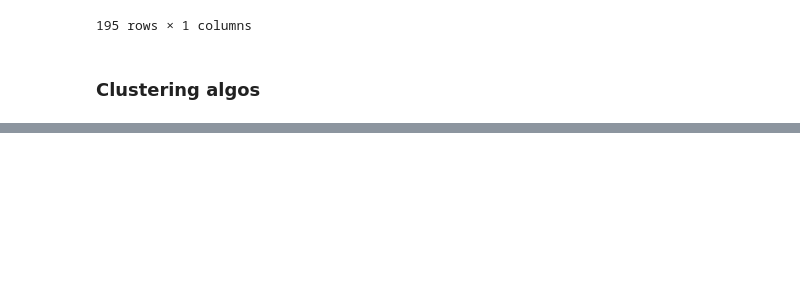
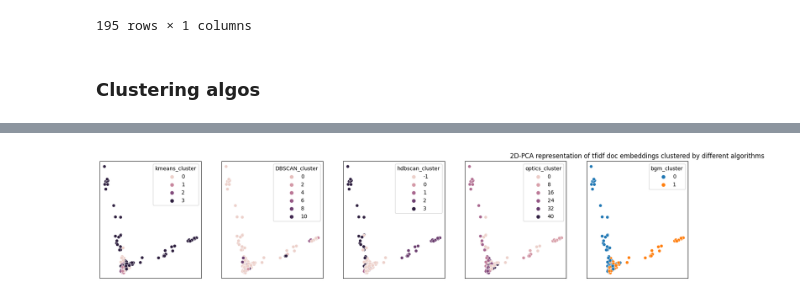
Before and after one commit to KlaraGtknst/topic-analysis-text-data, a Jupyter notebook: document_embedding_clustering.ipynb, the cells around one changed output, grey strips where cells are left out. Drawn from its saved outputs; the diff is of its cells as text; code cells hidden in the pictures; blank space fills up the shorter version.

```diff
--- a/document_embedding_clustering.ipynb
+++ b/document_embedding_clustering.ipynb
@@ -74,0 +86,12 @@ tfidf_df
+# %%
+hdbscan_clusterer = hdbscan.HDBSCAN(algorithm='best', alpha=1.0, approx_min_span_tree=True,
+    gen_min_span_tree=False, leaf_size=40,
+    metric='euclidean', min_cluster_size=5, min_samples=None, p=None)
+hdbscan_clusterer.fit(tfidf_df['tfidf'].to_list())
+tfidf_df['hdbscan_cluster'] = hdbscan_clusterer.labels_
+# %%
+optics_clustering = OPTICS(min_samples=2).fit(tfidf_df['tfidf'].to_list())
+tfidf_df['optics_cluster'] = optics_clustering.labels_
+# %%
+bgm = BayesianGaussianMixture(n_components=2, random_state=42)
+tfidf_df['bgm_cluster'] = bgm.fit_predict(tfidf_df['tfidf'].to_list())
@@ -74,0 +100,21 @@ tfidf_df
+# %%
+# create 2 dim version of tfidf matrix
+from sklearn.decomposition import PCA
+pca = PCA(n_components=2)
+tfidf_2dim = pca.fit_transform(tfidf_df['tfidf'].to_list())
+# %%
+algos = list(tfidf_df.keys())[1:]
+num_algos = len(algos)
+plt.figure(figsize=(20, 4))
+
+for i in range(1, num_algos + 1):
+    # Display original
+    ax = plt.subplot(1, num_algos, i)
+    sns.scatterplot(x=tfidf_2dim[:,0], y=tfidf_2dim[:,1], hue=tfidf_df[algos[i - 1]])
+    ax.get_xaxis().set_visible(False)
+    ax.get_yaxis().set_visible(False)
+
+plt.title('2D-PCA representation of tfidf doc embeddings clustered by different algorithms', loc='center')
+plt.show()
+# %% [output]
+[figure, added]
```
Also changed, not shown: parts of 8 cells of this notebook, 1 other file.
